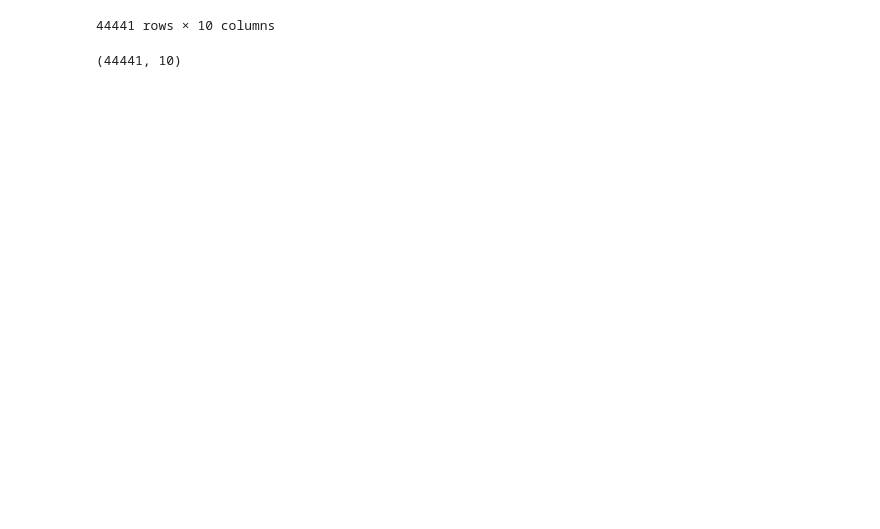
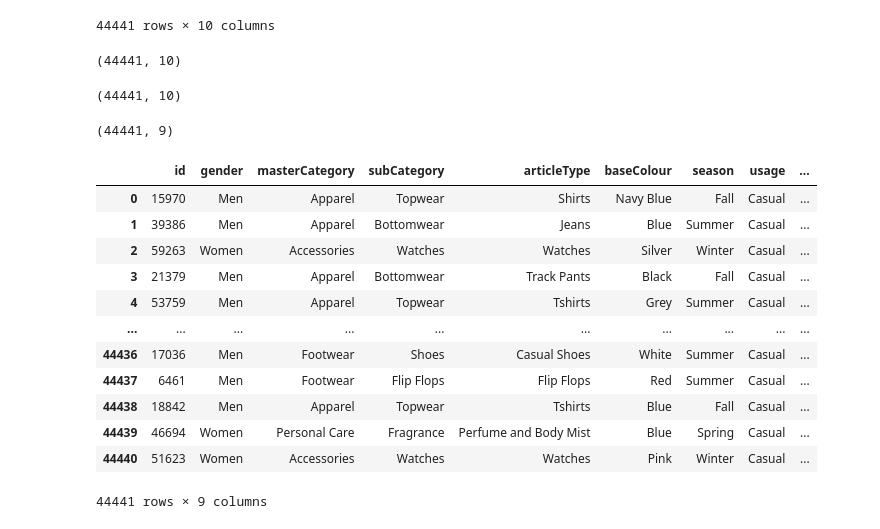
Before and after one commit to SpringBoard-Batch02-AIStylist/Aistylistexpert_G_Charan, a Jupyter notebook: aistylist1.ipynb, the cells around one changed output. Saved outputs shown, nothing was run; the diff lists cells and outputs as text; code cells hidden in the pictures; blank space fills up the shorter version.

```diff
--- a/aistylist1.ipynb
+++ b/aistylist1.ipynb
@@ -627,3 +627,30 @@ df.shape
 (44441, 10)
 # %%
 #preprocessing of images are done and 4 rows are deleted becausing of coressponding missing image which is named after id
+# %%
+df.shape
+# %% [output]
+(44441, 10)
+# %%
+df.drop('year',axis=1,inplace=True)
+df.to_csv('new_preprocessed_data.csv', index=False)
+# %%
+df.shape
+# %% [output]
+(44441, 9)
+# %%
+df
+# %% [output]
+|  | id | gender | masterCategory | subCategory | articleType | baseColour | season | usage | ... |
+| 0 | 15970 | Men | Apparel | Topwear | Shirts | Navy Blue | Fall | Casual | ... |
+| 1 | 39386 | Men | Apparel | Bottomwear | Jeans | Blue | Summer | Casual | ... |
+| 2 | 59263 | Women | Accessories | Watches | Watches | Silver | Winter | Casual | ... |
+| 3 | 21379 | Men | Apparel | Bottomwear | Track Pants | Black | Fall | Casual | ... |
+| 4 | 53759 | Men | Apparel | Topwear | Tshirts | Grey | Summer | Casual | ... |
+| ... | ... | ... | ... | ... | ... | ... | ... | ... | ... |
+| 44436 | 17036 | Men | Footwear | Shoes | Casual Shoes | White | Summer | Casual | ... |
+| 44437 | 6461 | Men | Footwear | Flip Flops | Flip Flops | Red | Summer | Casual | ... |
+| 44438 | 18842 | Men | Apparel | Topwear | Tshirts | Blue | Fall | Casual | ... |
+| 44439 | 46694 | Women | Personal Care | Fragrance | Perfume and Body Mist | Blue | Spring | Casual | ... |
+| 44440 | 51623 | Women | Accessories | Watches | Watches | Pink | Winter | Casual | ... |
+44441 rows × 9 columns
```
Also changed, not shown: parts of 6 cells of this notebook, 1 other file.
